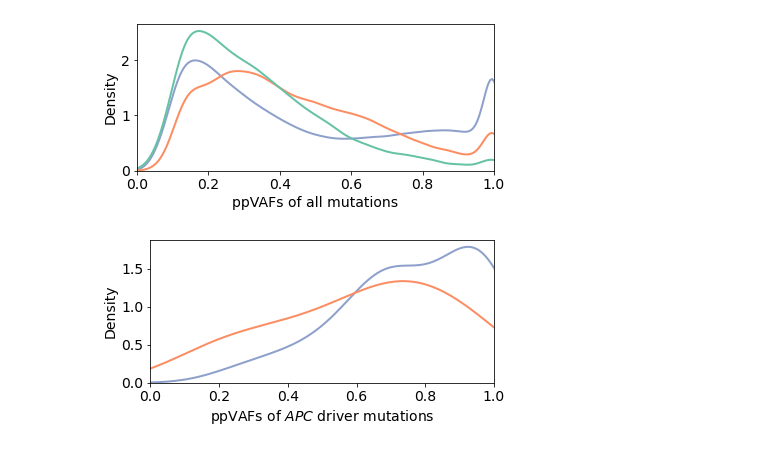
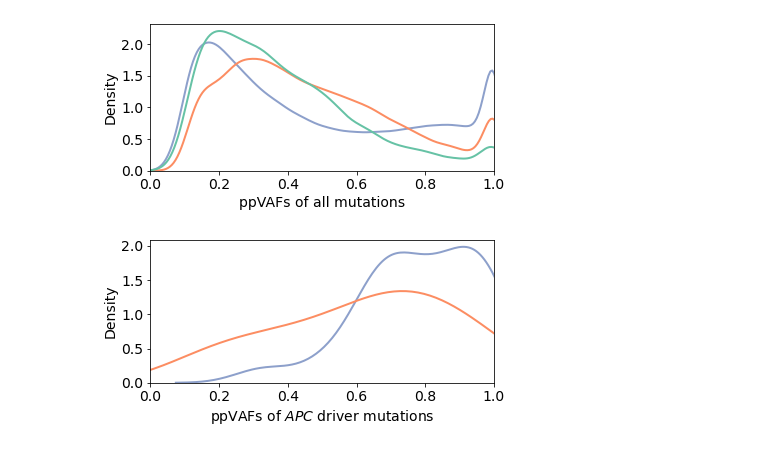
Before and after one commit to cancersysbio/HTAN-FAP, a Jupyter notebook: figures/main/figure1dg.ipynb, the cells around one changed output. Drawn from its saved outputs; the diff is of its cells as text; code cells hidden in the pictures.

Commit message:
clonal counting figures update

```diff
--- a/figures/main/figure1dg.ipynb
+++ b/figures/main/figure1dg.ipynb
@@ -17,7 +19,12 @@ save_plots = False
 # directory where you want to save pdf versions of the plots (only use if save_plots = TRUE)
 plots_dir = ""
 # %%
-filtered_maf_WGS = pd.read_csv(data_dir+"wgs/combined_noshared_FILTERED_muts_WGS.maf", sep="\t")
+filtered_maf_WGS = pd.read_csv(data_dir+"HTAN_WGS_filtered_ppVAFs.maf", sep="\t")
+filtered_maf_WES = pd.read_csv(data_dir+"HTAN_WES_filtered_ppVAFs.maf", sep="\t")
+
+WGS_samples = list(set(filtered_maf_WGS["Tumor_Sample_Barcode"]))
+sample_to_stage = dict(zip(filtered_maf_WGS["Tumor_Sample_Barcode"], filtered_maf_WGS["Stage"]))
+sample_to_stage.update(dict(zip(filtered_maf_WES["Tumor_Sample_Barcode"], filtered_maf_WES["Stage"])))
 # %%
 def compute_binomial_bayes_CI(successes, failures, width=0.95):
     upper_quantile = 1 - (1-width)/2
@@ -27,24 +80,24 @@ def compute_binomial_bayes_CI(successes, failures, width=0.95):
 # %%
-# FIGURE 1d
+# FIGURE 1d (WGS only)
 
 fig, ax = plt.subplots(1,1,figsize=(6,3))
-sns.kdeplot(data=filtered_maf_WGS, x="purity_ccf", hue_order=["Mucosa", "Benign", "Dysplasia"], palette="Set2", hue="Stage", ax=ax, common_norm=False, legend=False, linewidth=2)
+sns.kdeplot(data=filtered_maf_WGS, x="ppVAF", hue_order=["Mucosa", "Benign", "Dysplasia"], palette="Set2", hue="Stage", ax=ax, common_norm=False, legend=False, linewidth=2)
 plt.xlabel("ppVAFs of all mutations")
 plt.xlim(0,1)
 plt.tight_layout()
 if save_plots:
     plt.savefig(plots_dir+"Fig1d_ppvaf_dists.pdf")
 plt.show()
 
 to_plot = filtered_maf_WGS[np.logical_and(filtered_maf_WGS["Driver"], filtered_maf_WGS["Hugo_Symbol"] == "APC")]
 fig, ax = plt.subplots(1,1,figsize=(6,3))
-sns.kdeplot(data=to_plot, x="purity_ccf", hue_order=["Mucosa", "Benign", "Dysplasia"], palette="Set2", hue="Stage", ax=ax, common_norm=False, legend=False, linewidth=2)
+sns.kdeplot(data=to_plot, x="ppVAF", hue_order=["Mucosa", "Benign", "Dysplasia"], palette="Set2", hue="Stage", ax=ax, common_norm=False, legend=False, linewidth=2)
 plt.xlabel("ppVAFs of $APC$ driver mutations")
 plt.xlim(0,1)
 plt.tight_layout()
 if save_plots:
     plt.savefig(plots_dir+"Fig1d_APC_dists.pdf")
 plt.show()
 # %% [output]
-[figure, old version]
+[figure, new version]
-[figure, old version]
+[figure, new version]
```
Also changed, not shown: parts of 5 cells of this notebook, 2 other files.
